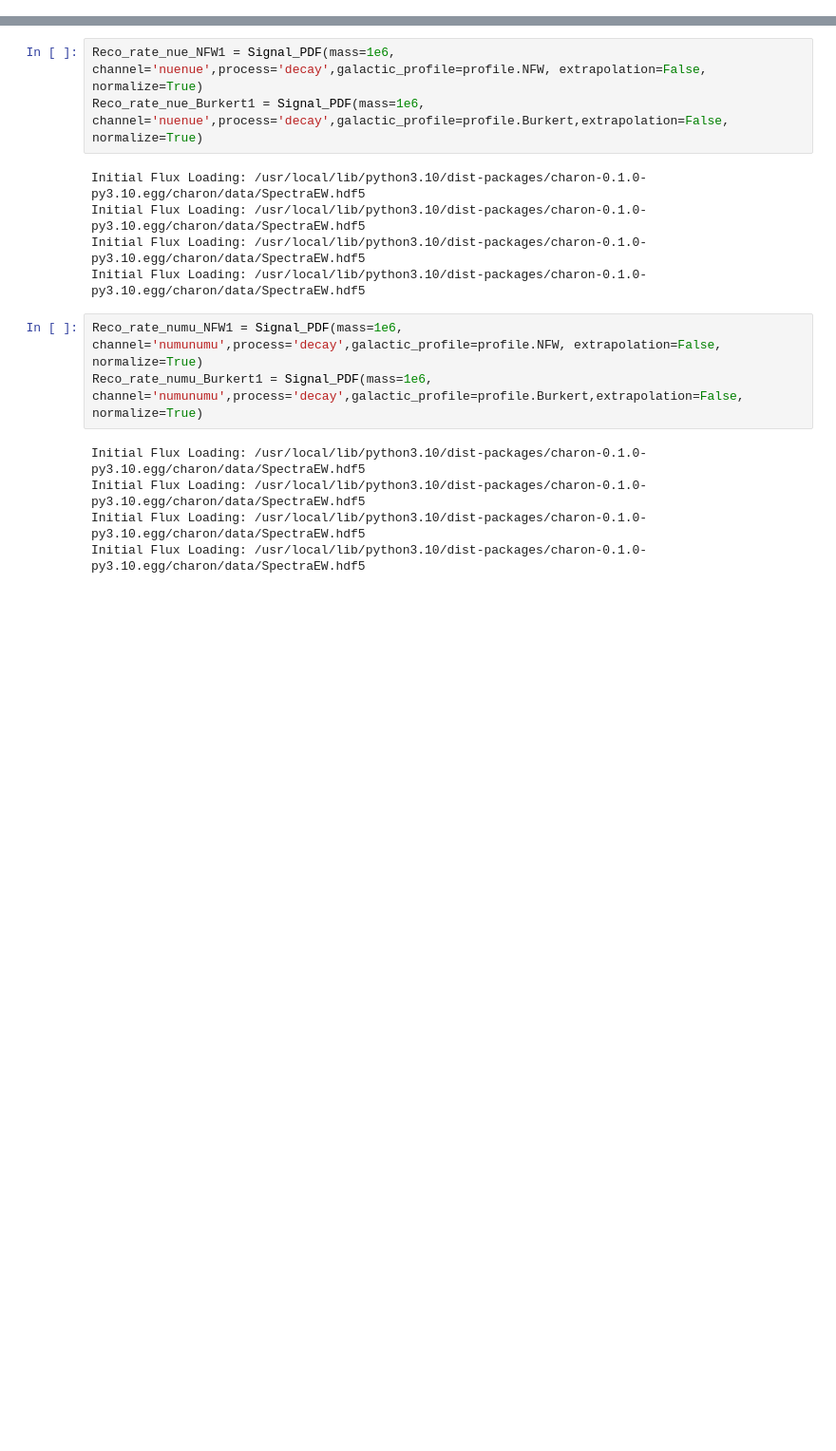
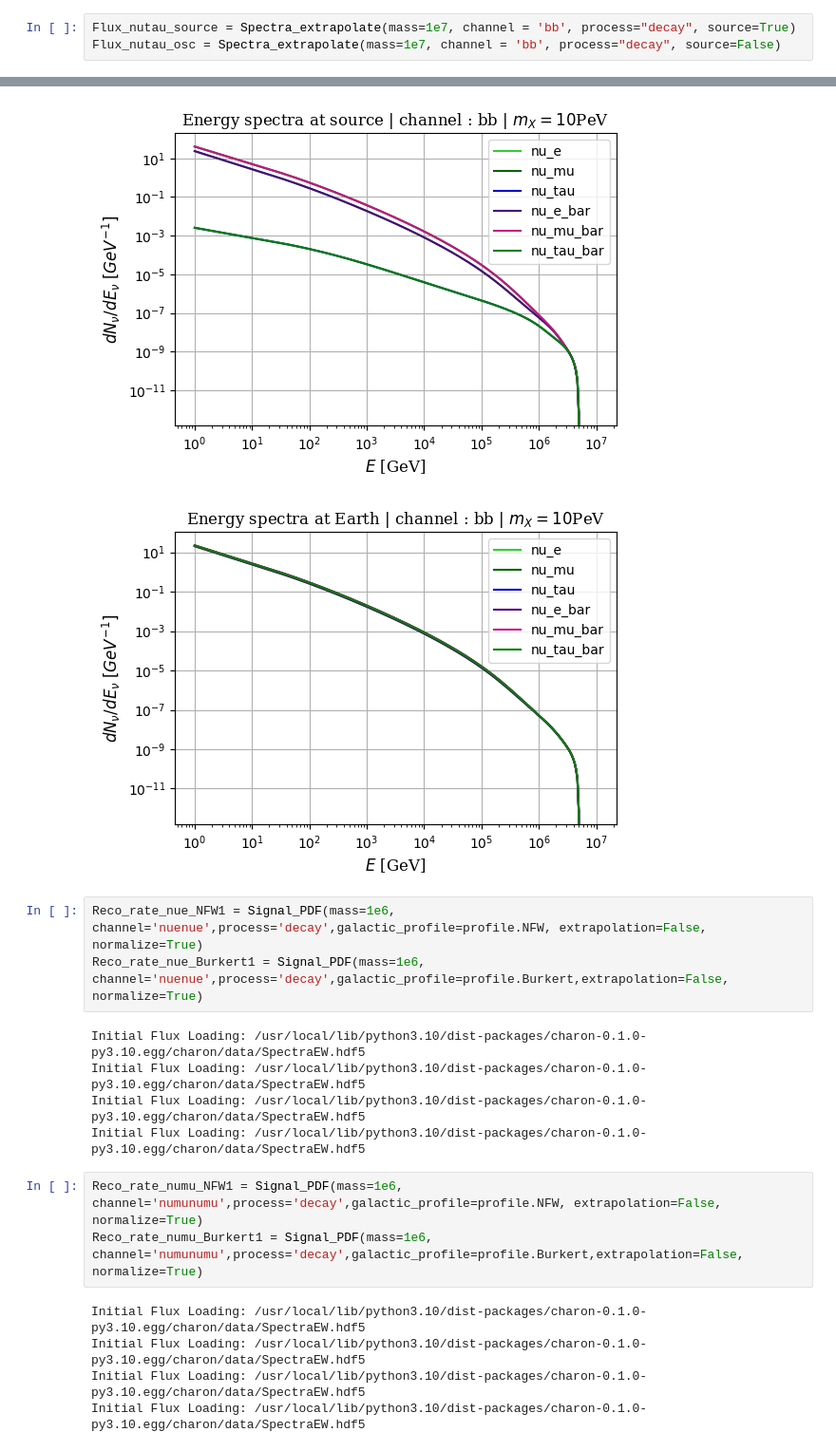
Before and after one commit to danaevld/IceCube, a Jupyter notebook: Spectra_Dec_Extrapolation.ipynb, the cells around one changed output, grey strips where cells are left out. Shown at 95% size. Cells and saved outputs as stored; diff of their text form; blank space fills up the shorter version.

```diff
--- a/Spectra_Dec_Extrapolation.ipynb
+++ b/Spectra_Dec_Extrapolation.ipynb
@@ -41,0 +42,4 @@ Initial Flux Loading: /usr/local/lib/python3.10/dist-packages/charon-0.1.0-py3.1
+# %%
+Flux_nutau_source = Spectra_extrapolate(mass=1e7, channel = 'bb', process="decay", source=True)
+Flux_nutau_osc = Spectra_extrapolate(mass=1e7, channel = 'bb', process="decay", source=False)
+# %% [output]
@@ -42,3 +50,5 @@ Initial Flux Loading: /usr/local/lib/python3.10/dist-packages/charon-0.1.0-py3.1
+[figure, added]
+[figure, added]
 # %%
 Reco_rate_nue_NFW1 = Signal_PDF(mass=1e6, channel='nuenue',process='decay',galactic_profile=profile.NFW, extrapolation=False, normalize=True)
 Reco_rate_nue_Burkert1 = Signal_PDF(mass=1e6, channel='nuenue',process='decay',galactic_profile=profile.Burkert,extrapolation=False, normalize=True)
```
Also changed, not shown: parts of 28 cells of this notebook, 1 other file.
